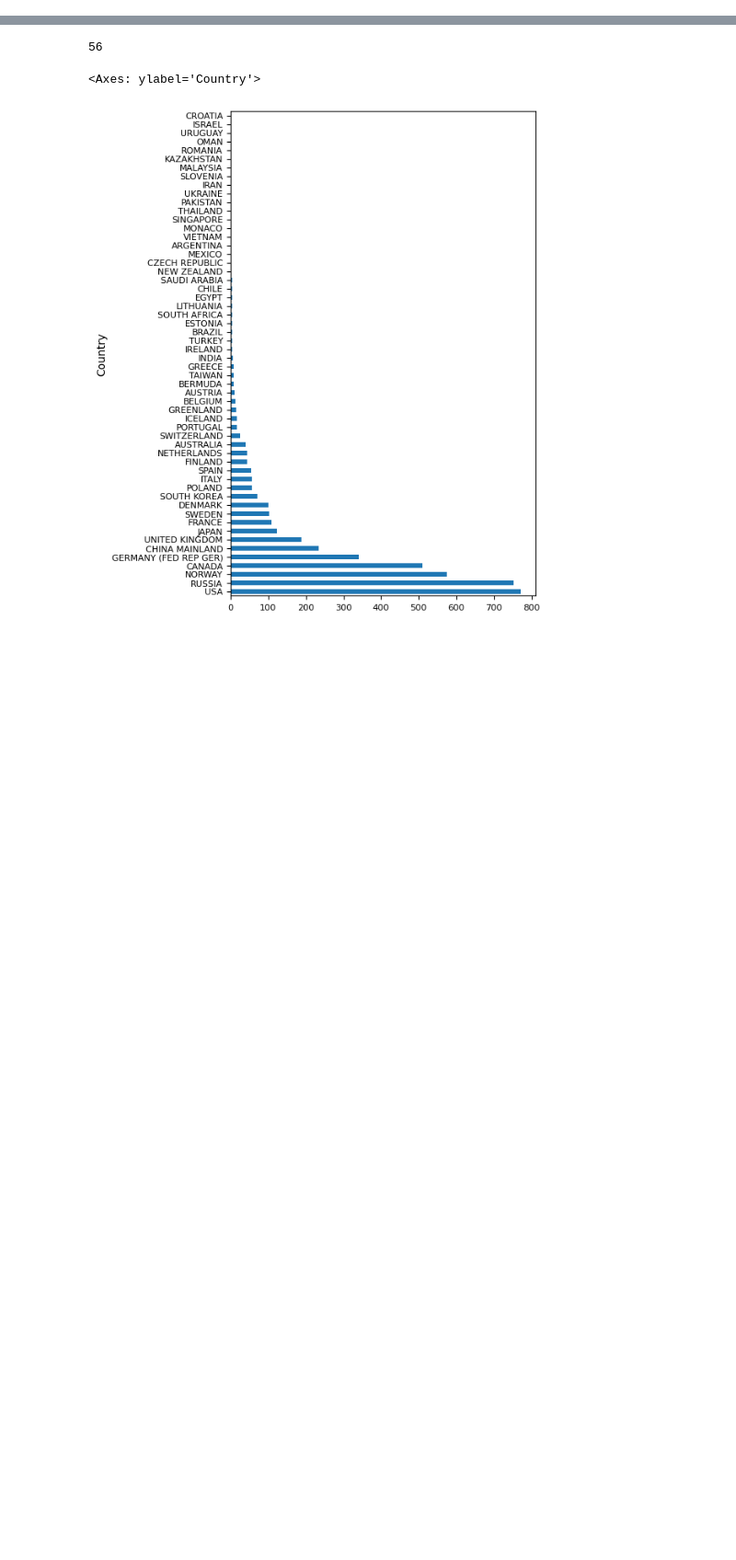
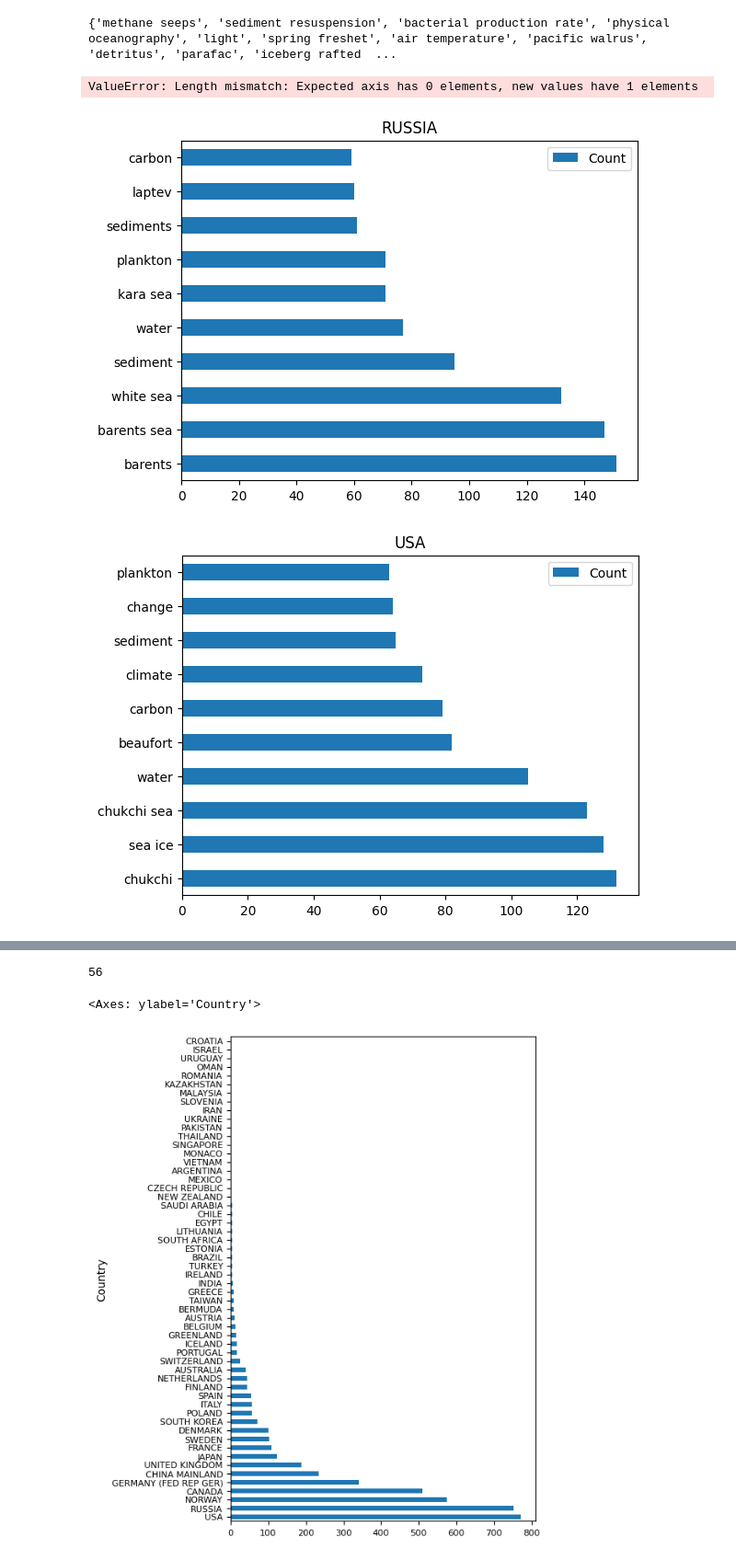
Before and after one commit to wilSecord/studio-projects, a Jupyter notebook: explore.ipynb, the cells around one changed output, grey strips where cells are left out. Shown at 92% size. Saved outputs shown, nothing was run; the diff lists cells and outputs as text; code cells hidden in the pictures; blank space fills up the shorter version.

Commit message:
data exploration + graphs

```diff
--- a/explore.ipynb
+++ b/explore.ipynb
@@ -27,0 +8,24 @@ plt.bar(12, arctic_data['Country'])
+# %%
+kw = set()
+for item in arctic_data["keywords"].unique():
+    for jtem in item.split("|"):
+        kw.add(jtem)
+# %%
+print(kw)
+test = 'methane seeps'
+# %% [output]
+{'methane seeps', 'sediment resuspension', 'bacterial production rate', 'physical oceanography', 'light', 'spring freshet', 'air temperature', 'pacific walrus', 'detritus', 'parafac', 'iceberg rafted  ...
+# %%
+df = pd.DataFrame()
+# %% [output]
+ValueError: Length mismatch: Expected axis has 0 elements, new values have 1 elements
+# %%
+datadict = {i:{} for i in arctic_data.Country}
+for item in list(kw):
+    if len(item.rstrip()) > 4 and item not in ["arctic", "arctic ocean", "ocean"]:
+        for k,v in arctic_data.where(arctic_data.keywords.str.contains(item)).dropna().Country.value_counts().items():
+            datadict[k].update({item:{"Count":v}})
+# %%
+country_data = {}
+for k, v in datadict.items():
+    country_data[k] = pd.DataFrame(data=v.values(), columns=["Count"], index=v.keys())
@@ -27,0 +34,10 @@ plt.bar(12, arctic_data['Country'])
+# %%
+# temp["Count"].std()
+countries_that_border = { "RUSSIA", "NORWAY", "ICELAND", "GREENLAND", "CANADA", "USA" }
+for k, v in country_data.items():
+    if not v.empty and k in countries_that_border:
+        v.sort_values(by="Count", ascending=False).head(10).plot.barh(title=k)
+# temp.sort_values(by="Count", ascending=False).head(30).plot.bar()
+# %% [output]
+[figure, added]
+[figure, added]
```
Also changed, not shown: parts of 5 cells of this notebook.
